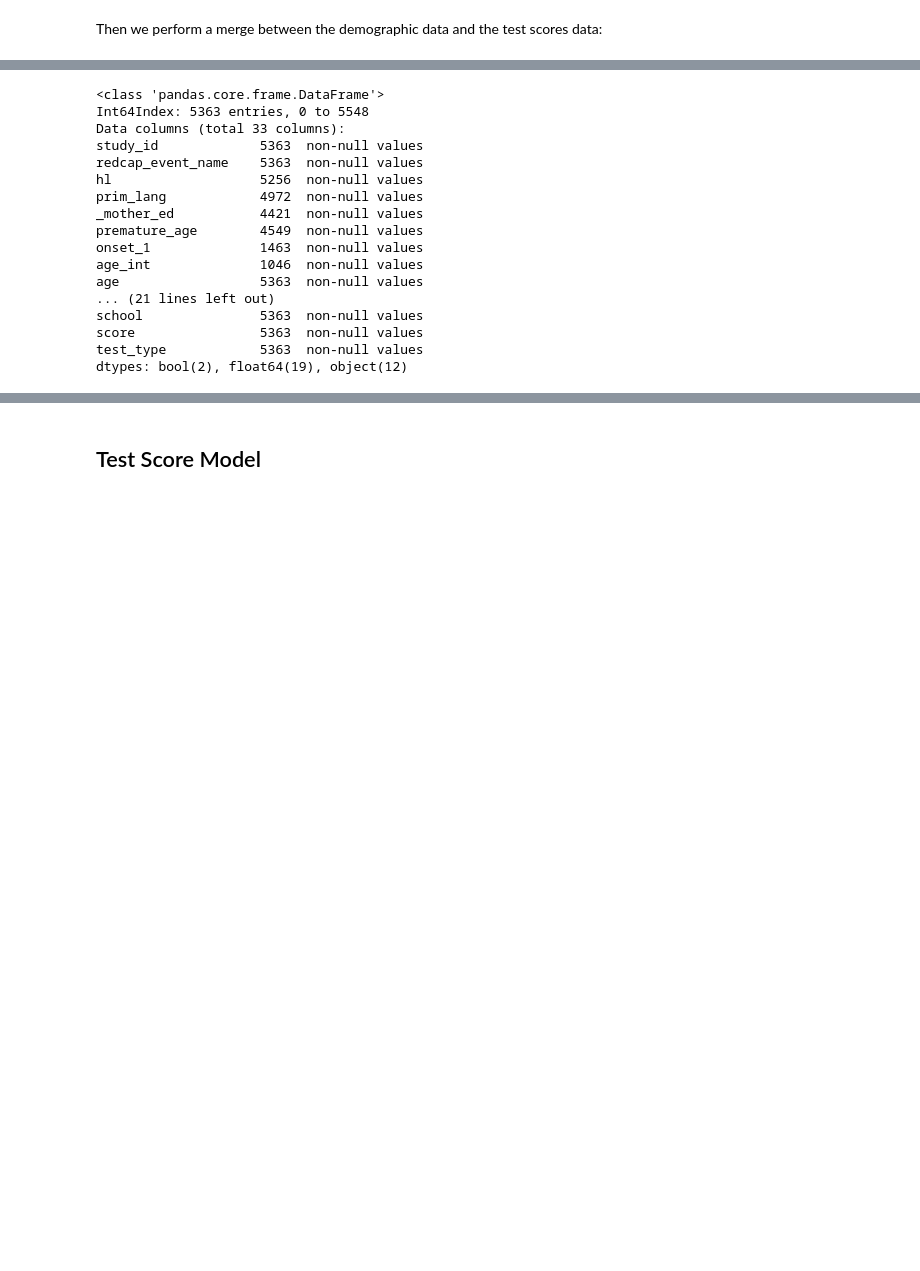
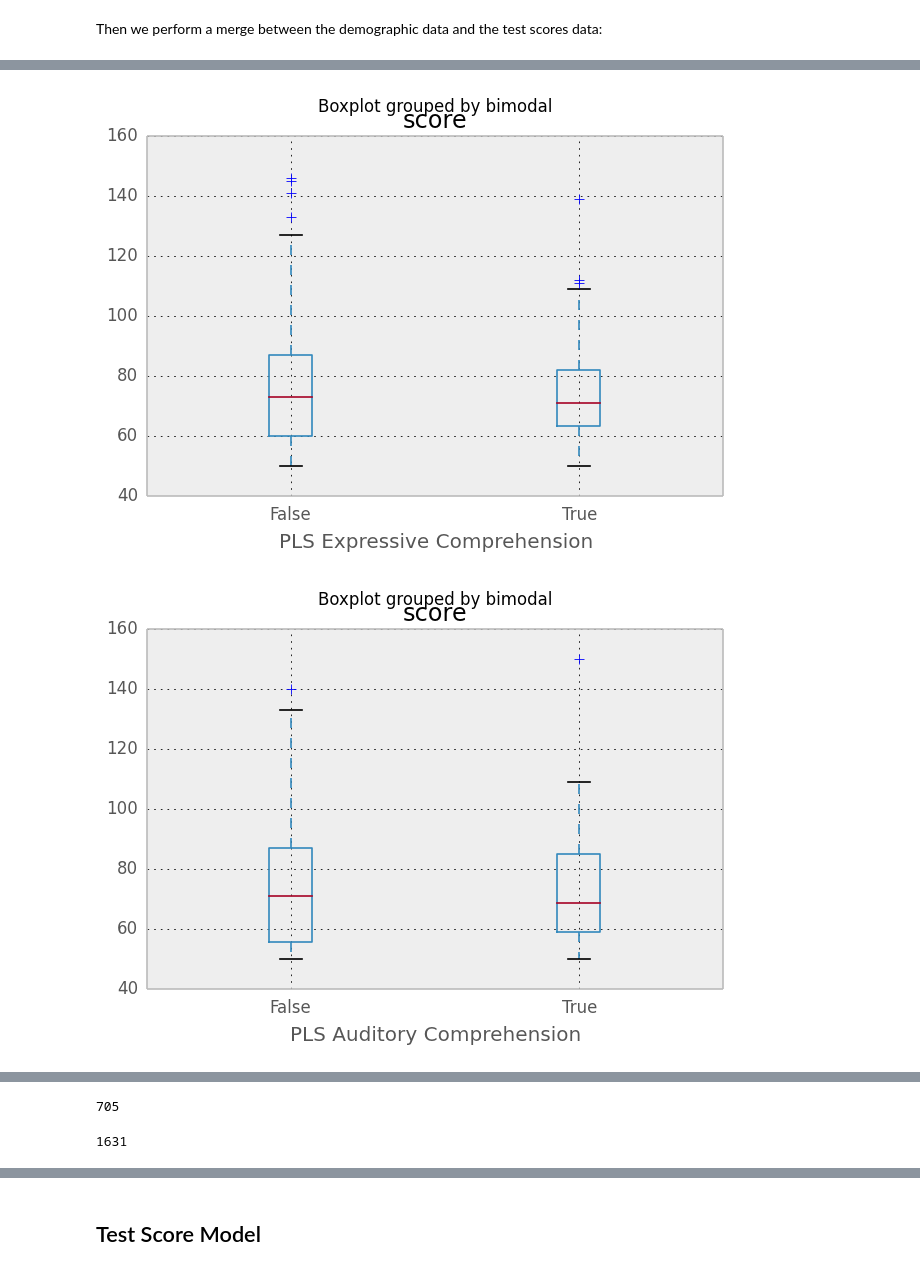
Before and after one commit to fonnesbeck/bimodal-bilateral, a Jupyter notebook: Bimodal-bilateral Analysis.ipynb, the cells around one changed output, grey strips where cells are left out. Saved outputs shown, nothing was run; the diff lists cells and outputs as text; code cells hidden in the pictures; blank space fills up the shorter version.

```diff
--- a/Bimodal-bilateral Analysis.ipynb
+++ b/Bimodal-bilateral Analysis.ipynb
@@ -747,23 +763,10 @@ bilateral 2                 195  81.097436  20.988356   50  146
           9                  16  73.062500  21.889019   40  102
           10                 14  64.285714  21.762454   40  110
           11                  4  67.250000  26.272609   40   94
-# %%
-lsl_dr
-# %% [output]
-<class 'pandas.core.frame.DataFrame'>
-Int64Index: 5363 entries, 0 to 5548
-Data columns (total 33 columns):
-study_id             5363  non-null values
-redcap_event_name    5363  non-null values
-hl                   5256  non-null values
-prim_lang            4972  non-null values
-_mother_ed           4421  non-null values
-premature_age        4549  non-null values
-onset_1              1463  non-null values
-age_int              1046  non-null values
-age                  5363  non-null values
-... (21 lines left out)
-school               5363  non-null values
-score                5363  non-null values
-test_type            5363  non-null values
-dtypes: bool(2), float64(19), object(12)
+# %%
+for t in language.test_type.value_counts().index:
+    lsl_dr[lsl_dr.test_type==t].boxplot(column='score', by='bimodal')
+    xlabel(t)
+# %% [output]
+[figure, added]
+[figure, added]
@@ -769,0 +779,8 @@ dtypes: bool(2), float64(19), object(12)
+# %%
+demographic.bimodal.sum()
+# %% [output]
+705
+# %%
+demographic.bilateral.sum()
+# %% [output]
+1631
```
Also changed, not shown: parts of 49 cells of this notebook.
